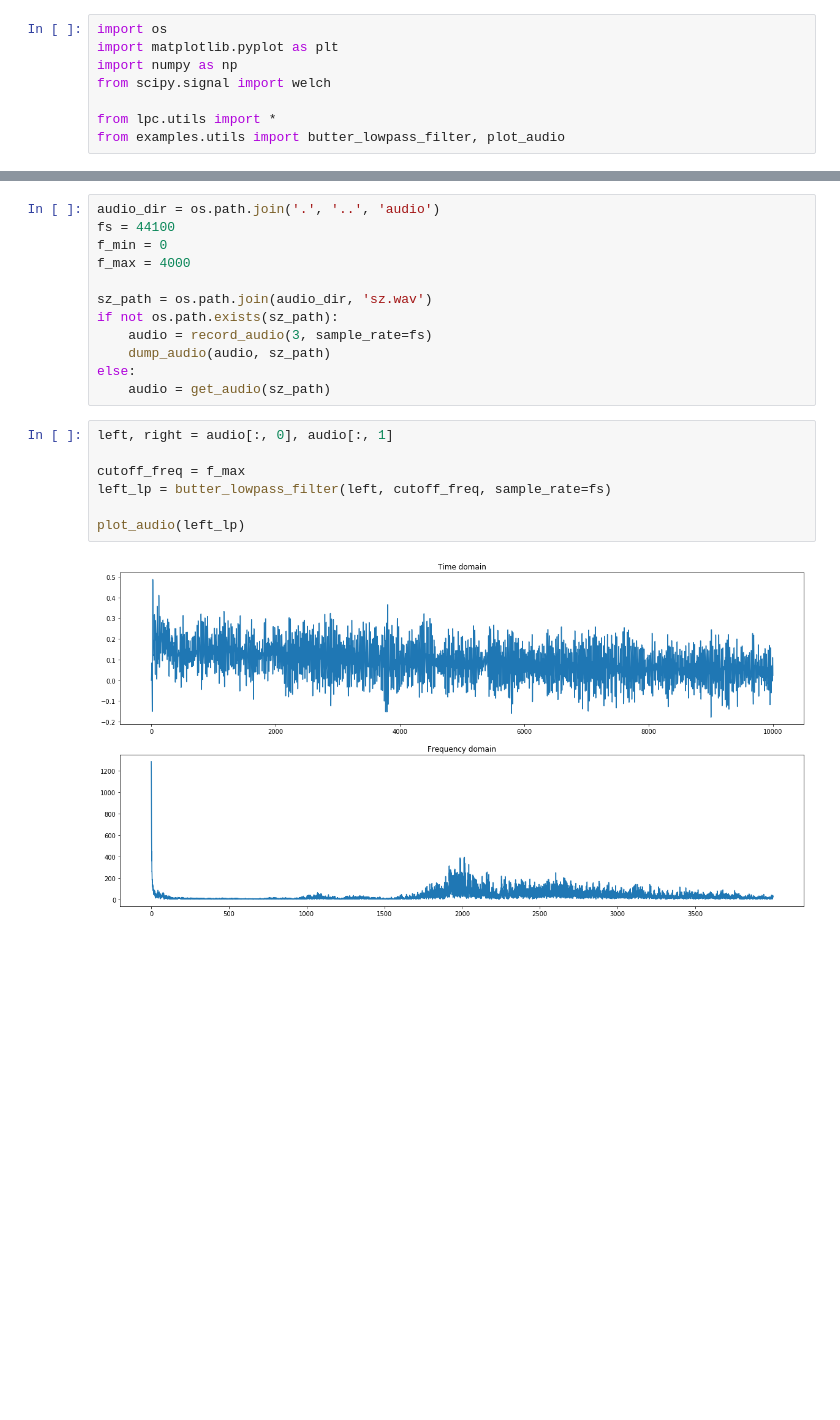
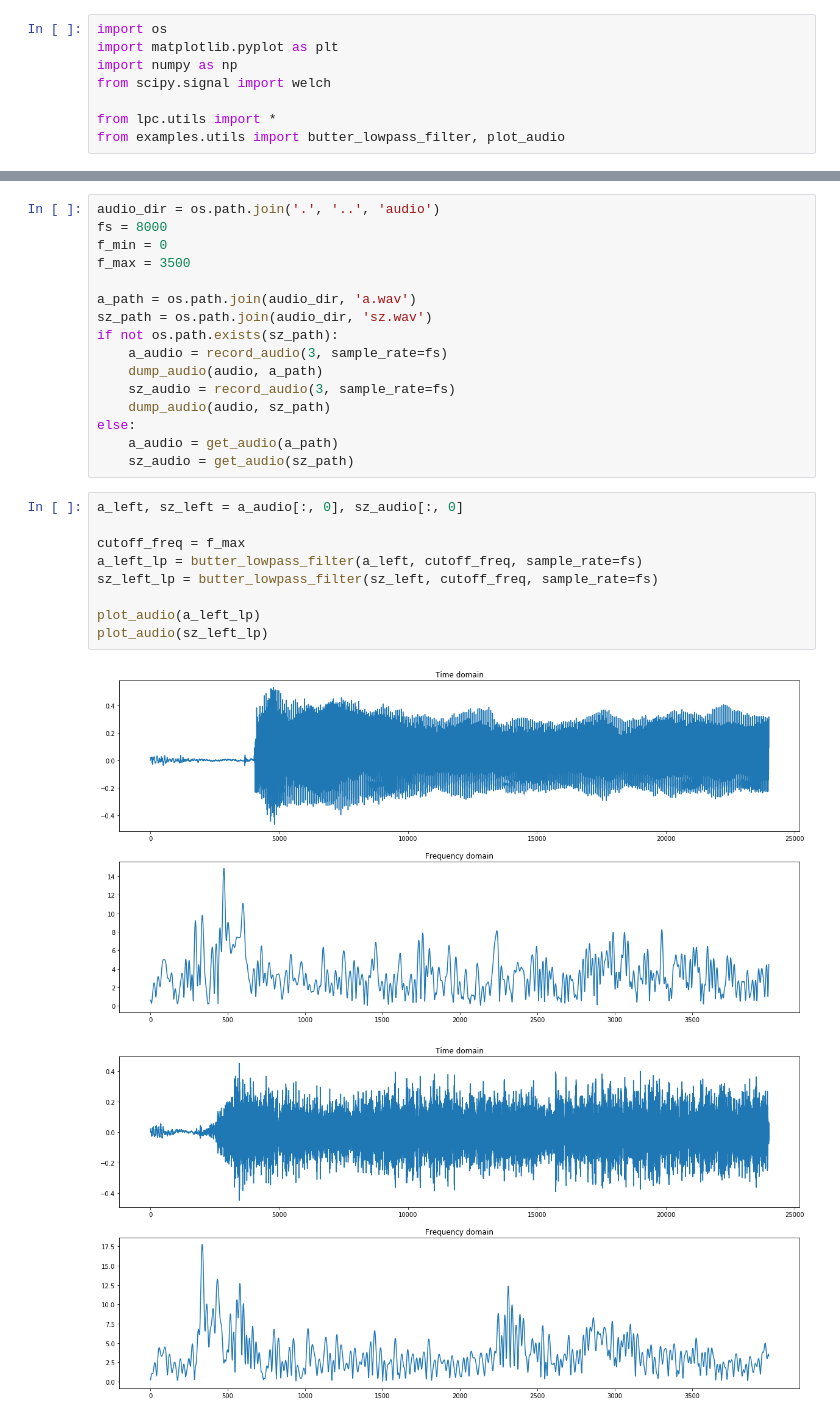
Before and after one commit to enthyp/DSP, a Jupyter notebook: lpc-10/examples/speech_recording.ipynb, the cells around one changed output, grey strips where cells are left out. Drawn from its saved outputs; the diff is of its cells as text; blank space fills up the shorter version.

```diff
--- a/lpc-10/examples/speech_recording.ipynb
+++ b/lpc-10/examples/speech_recording.ipynb
@@ -16,22 +13,29 @@ Same procedure is used to record other sounds as well.
 # %%
 audio_dir = os.path.join('.', '..', 'audio')
-fs = 44100
+fs = 8000
 f_min = 0
-f_max = 4000
+f_max = 3500
 
+a_path = os.path.join(audio_dir, 'a.wav')
 sz_path = os.path.join(audio_dir, 'sz.wav')
 if not os.path.exists(sz_path):
-    audio = record_audio(3, sample_rate=fs)
+    a_audio = record_audio(3, sample_rate=fs)
+    dump_audio(audio, a_path)
+    sz_audio = record_audio(3, sample_rate=fs)
     dump_audio(audio, sz_path)
 else:
-    audio = get_audio(sz_path)
+    a_audio = get_audio(a_path)
+    sz_audio = get_audio(sz_path)
-# %%
-left, right = audio[:, 0], audio[:, 1]
-
-cutoff_freq = f_max
-left_lp = butter_lowpass_filter(left, cutoff_freq, sample_rate=fs)
-
-plot_audio(left_lp)
-# %% [output]
-[figure, removed]
+# %%
+a_left, sz_left = a_audio[:, 0], sz_audio[:, 0]
+
+cutoff_freq = f_max
+a_left_lp = butter_lowpass_filter(a_left, cutoff_freq, sample_rate=fs)
+sz_left_lp = butter_lowpass_filter(sz_left, cutoff_freq, sample_rate=fs)
+
+plot_audio(a_left_lp)
+plot_audio(sz_left_lp)
+# %% [output]
+[figure, added]
+[figure, added]
 # %% [markdown]
```
Also changed, not shown: parts of 4 cells of this notebook, 8 other files.
